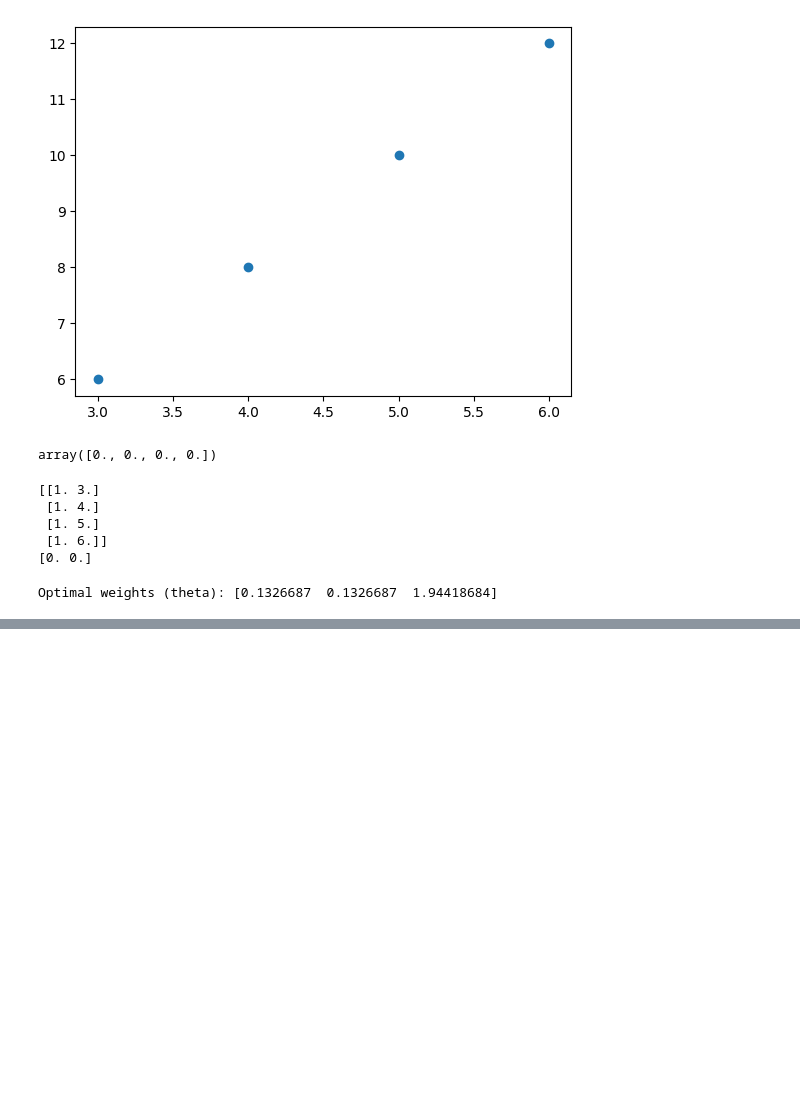
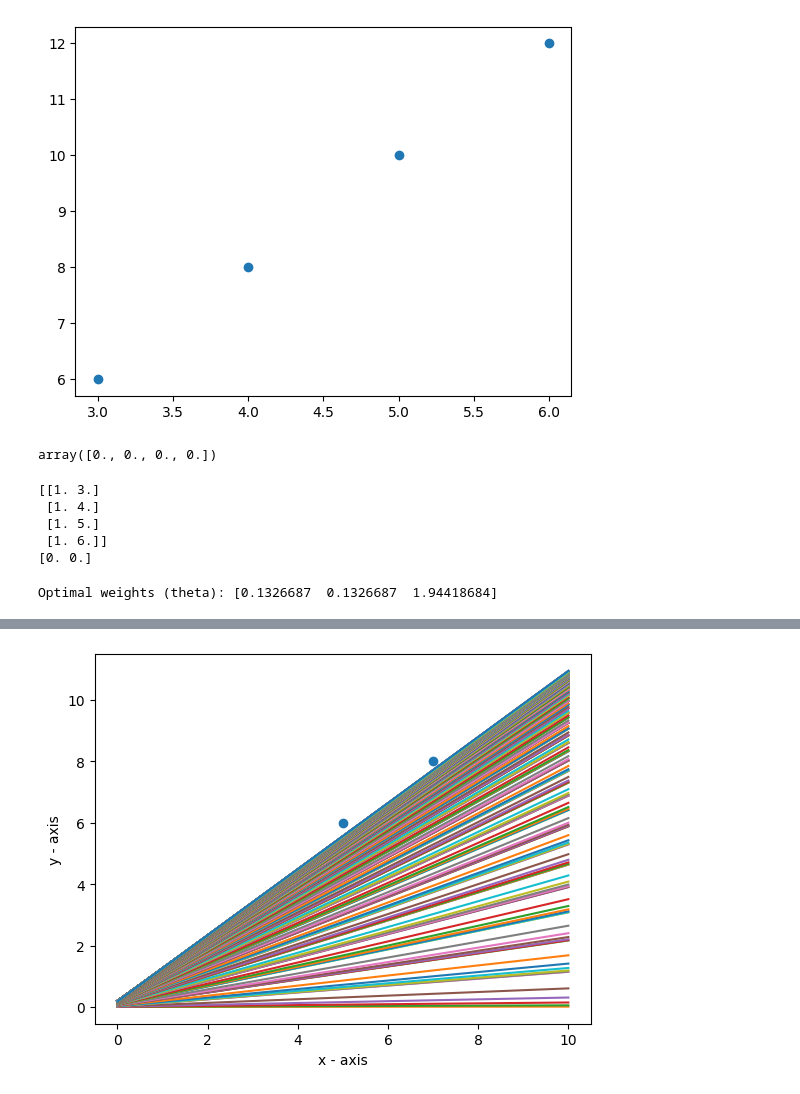
Before and after one commit to sukjin1/ed, a Jupyter notebook: gradient_descent_practice.ipynb, the cells around one changed output, grey strips where cells are left out. Drawn from its saved outputs; the diff is of its cells as text; code cells hidden in the pictures; blank space fills up the shorter version.

```diff
--- a/gradient_descent_practice.ipynb
+++ b/gradient_descent_practice.ipynb
@@ -193,3 +193,74 @@ theta = gradient_descent(x, y, learning_rate, num_iterations)
 print("Optimal weights (theta):", theta)
 # %% [output]
 Optimal weights (theta): [0.1326687  0.1326687  1.94418684]
+# %%
+# Stochastic Gradient descent
+
+# input (1,2,3,4,5,7) x
+# output (1,2,3,4,6,8) y
+
+x = [1,2,3,4,5,7]
+y = [1,2,3,4,6,8]
+learning_rate = 0.001
+# plotting function
+
+import matplotlib.pyplot as plt
+
+
+def display_graph(x, y):
+    plt.plot(x, y, 'o')
+    # naming the x axis
+    plt.xlabel('x - axis')
+    # naming the y axis
+    plt.ylabel('y - axis')
+
+display_graph(x, y)
+
+def line_graph (g, b):
+    x = np.linspace(0, 10, 10)
+    y = g * x + b
+    plt.plot(x, y)
+
+
+
+# gradient descent function
+
+def gradient_descent(x, y):
+
+    w = 0
+    b = 0
+
+    # y ? f(x): wx + b
+
+    for iteration in range (60):
+
+        gradient_w_sum = 0
+        gradient_b_sum = 0
+
+        for i in range (len(x)):
+            y_hat = w * x [i] + b
+
+        # 기울기는 ob_f의 미분값
+            gradient_w = (y_hat - y [i]) * x [i]
+            #gradient_w_sum = gradient_w_sum +  gradient_w
+
+            gradient_b = ( y_hat - y[i])
+            #gradient_b_sum = gradient_b_sum + gradient_b
+
+        # w = w - learning_rate * gradient
+        # 기울기를 구해서 업데이트
+
+            w = w - learning_rate * gradient_w
+            b = b - learning_rate * gradient_b
+
+            print (f"gradient : {w} y-intercept: {b}")
+            line_graph (w, b)
+
+# 최적화된 w, b
+
+    return w, b
+
+w, b  = gradient_descent(x, y)
+
+print (f"weight: {w}, bias: {b}")
+# %% [output]
@@ -195,0 +284 @@ Optimal weights (theta): [0.1326687  0.1326687  1.94418684]
+[figure, added]
```
Also changed, not shown: parts of 1 cell of this notebook.
